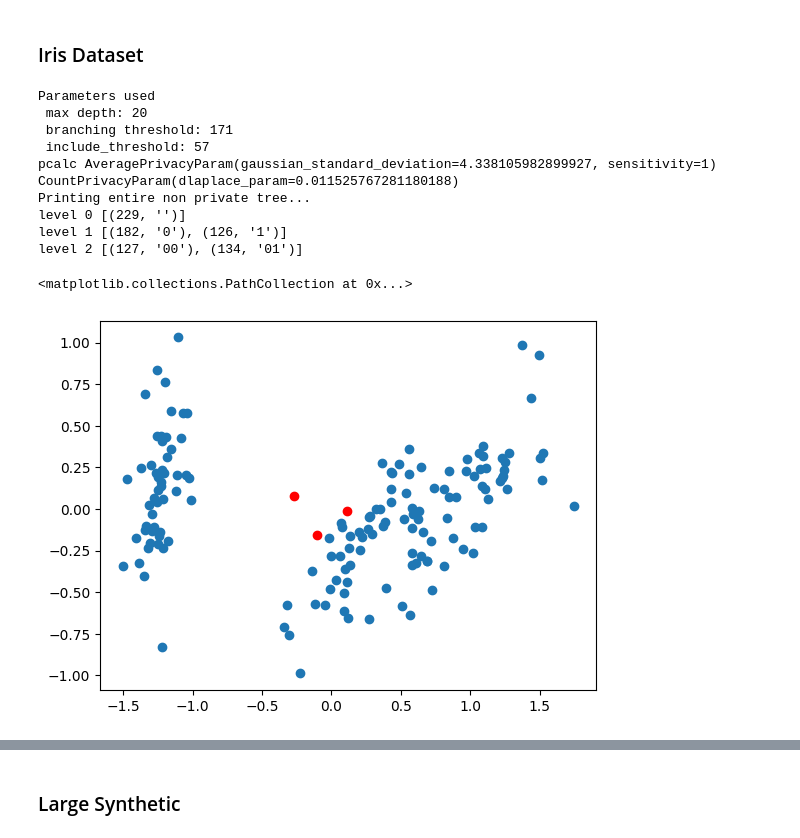
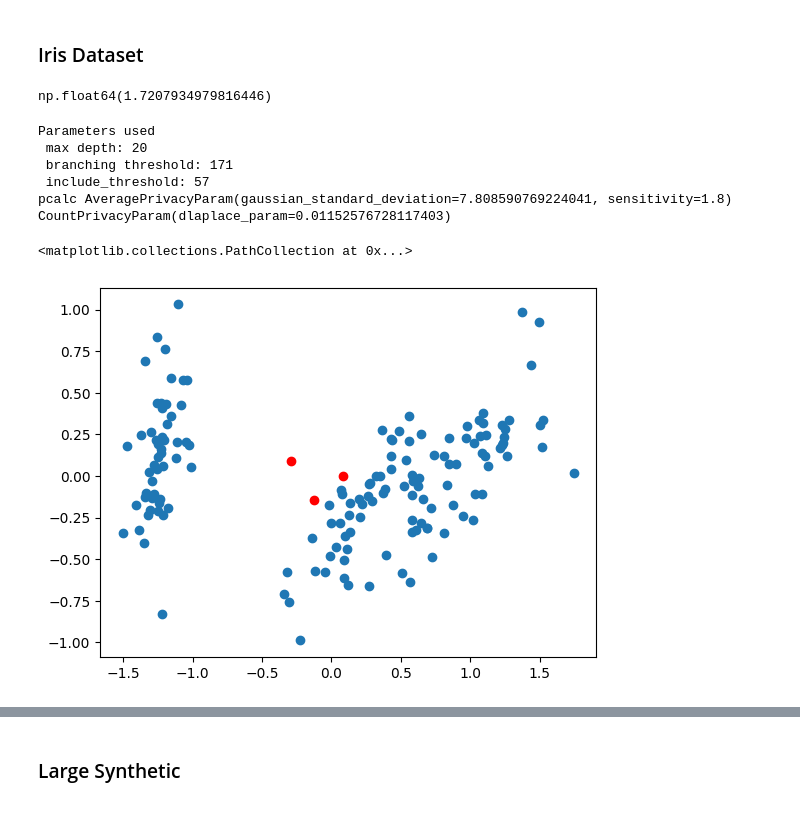
Before and after one commit to amy-ln/dpclustering, a Jupyter notebook: lsh-experiment.ipynb, the cells around one changed output, grey strips where cells are left out. Drawn from its saved outputs; the diff is of its cells as text; code cells hidden in the pictures.

```diff
--- a/lsh-experiment.ipynb
+++ b/lsh-experiment.ipynb
@@ -203,24 +277,25 @@ Algorithm 2 loss: 0.1545854201277598
 # %%
 
 iris = np.load("datasets/iris.npy")
+
+# find the radius of the data
+non_private_radius(iris)
+# %% [output]
+np.float64(1.7207934979816446)
 # %%
 iris_pca = PCA(n_components=2)
 iris_2d = iris_pca.fit_transform(iris)
 
-params = Params(epsilon=1, delta=1e-6, radius=1, dimension=4, k=2)
+params = Params(epsilon=1, delta=1e-6, radius=1.8, dimension=4, k=2)
 points, weights = bucket_using_privacy_accountant(X=iris, p=params, seed=5435)
 
 plt.scatter(iris_2d[:,0], iris_2d[:,1])
 plt.scatter(points[:,0], points[:,1], c="red")
 # %% [output]
 Parameters used
  max depth: 20
  branching threshold: 171
  include_threshold: 57
-pcalc AveragePrivacyParam(gaussian_standard_deviation=4.338105982899927, sensitivity=1) CountPrivacyParam(dlaplace_param=0.011525767281180188)
-Printing entire non private tree...
-level 0 [(229, '')]
-level 1 [(182, '0'), (126, '1')]
-level 2 [(127, '00'), (134, '01')]
+pcalc AveragePrivacyParam(gaussian_standard_deviation=7.808590769224041, sensitivity=1.8) CountPrivacyParam(dlaplace_param=0.01152576728117403)
 <matplotlib.collections.PathCollection at 0x...>
-[figure, old version]
+[figure, new version]
```
Also changed, not shown: parts of 17 cells of this notebook.
